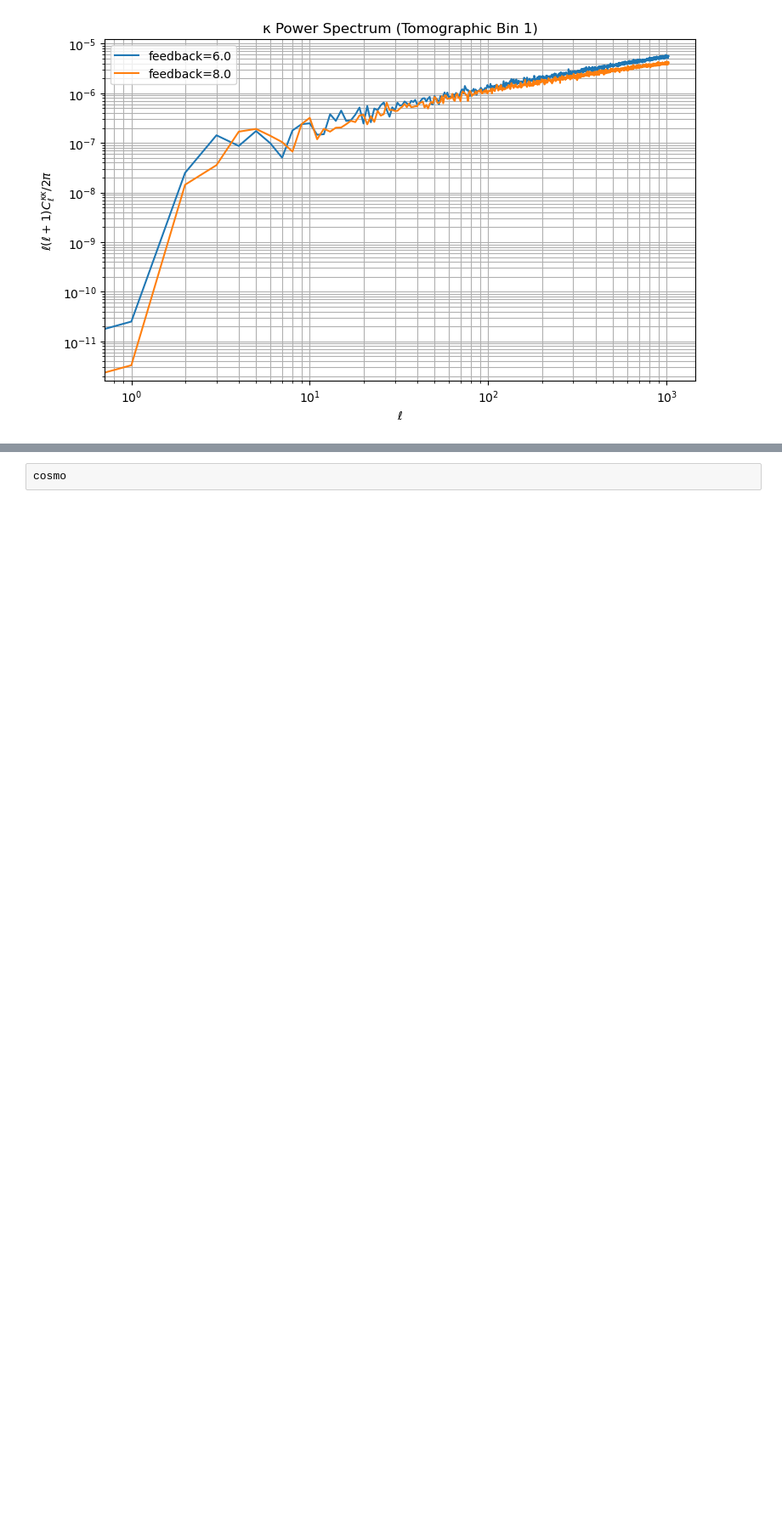
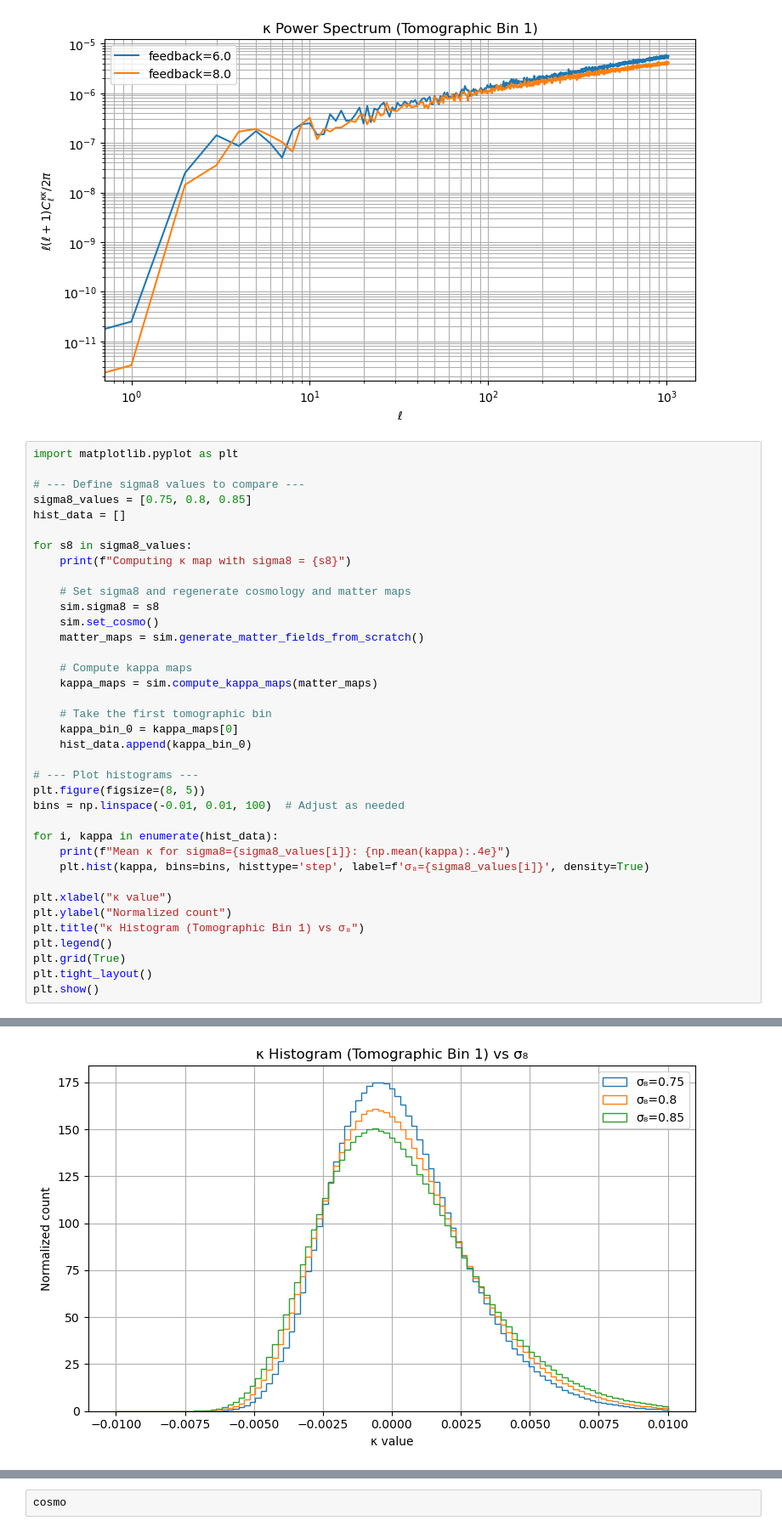
Before and after one commit to pltaylor16/BNTSmooth, a Jupyter notebook: build.ipynb, the cells around one changed output, grey strips where cells are left out. Shown at 85% size. Drawn from its saved outputs; the diff is of its cells as text; blank space fills up the shorter version.

```diff
--- a/build.ipynb
+++ b/build.ipynb
@@ -265,3 +265,41 @@ plt.tight_layout()
 plt.show()
 # %% [output]
 [figure]
+# %%
+import matplotlib.pyplot as plt
+
+# --- Define sigma8 values to compare ---
+sigma8_values = [0.75, 0.8, 0.85]
+hist_data = []
+
+for s8 in sigma8_values:
+    print(f"Computing κ map with sigma8 = {s8}")
+
+    # Set sigma8 and regenerate cosmology and matter maps
+    sim.sigma8 = s8
+    sim.set_cosmo()
+    matter_maps = sim.generate_matter_fields_from_scratch()
+
+    # Compute kappa maps
+    kappa_maps = sim.compute_kappa_maps(matter_maps)
+
+    # Take the first tomographic bin
+    kappa_bin_0 = kappa_maps[0]
+    hist_data.append(kappa_bin_0)
+
+# --- Plot histograms ---
+plt.figure(figsize=(8, 5))
+bins = np.linspace(-0.01, 0.01, 100)  # Adjust as needed
+
+for i, kappa in enumerate(hist_data):
+    print(f"Mean κ for sigma8={sigma8_values[i]}: {np.mean(kappa):.4e}")
+    plt.hist(kappa, bins=bins, histtype='step', label=f'σ₈={sigma8_values[i]}', density=True)
+
+plt.xlabel("κ value")
+plt.ylabel("Normalized count")
+plt.title("κ Histogram (Tomographic Bin 1) vs σ₈")
+plt.legend()
+plt.grid(True)
+plt.tight_layout()
+plt.show()
+# %% [output]
@@ -268,3 +312,4 @@ plt.show()
+[figure, added]
 # %%
 import matplotlib.pyplot as plt
 import healpy as hp
```
Also changed, not shown: parts of 1 cell of this notebook.
